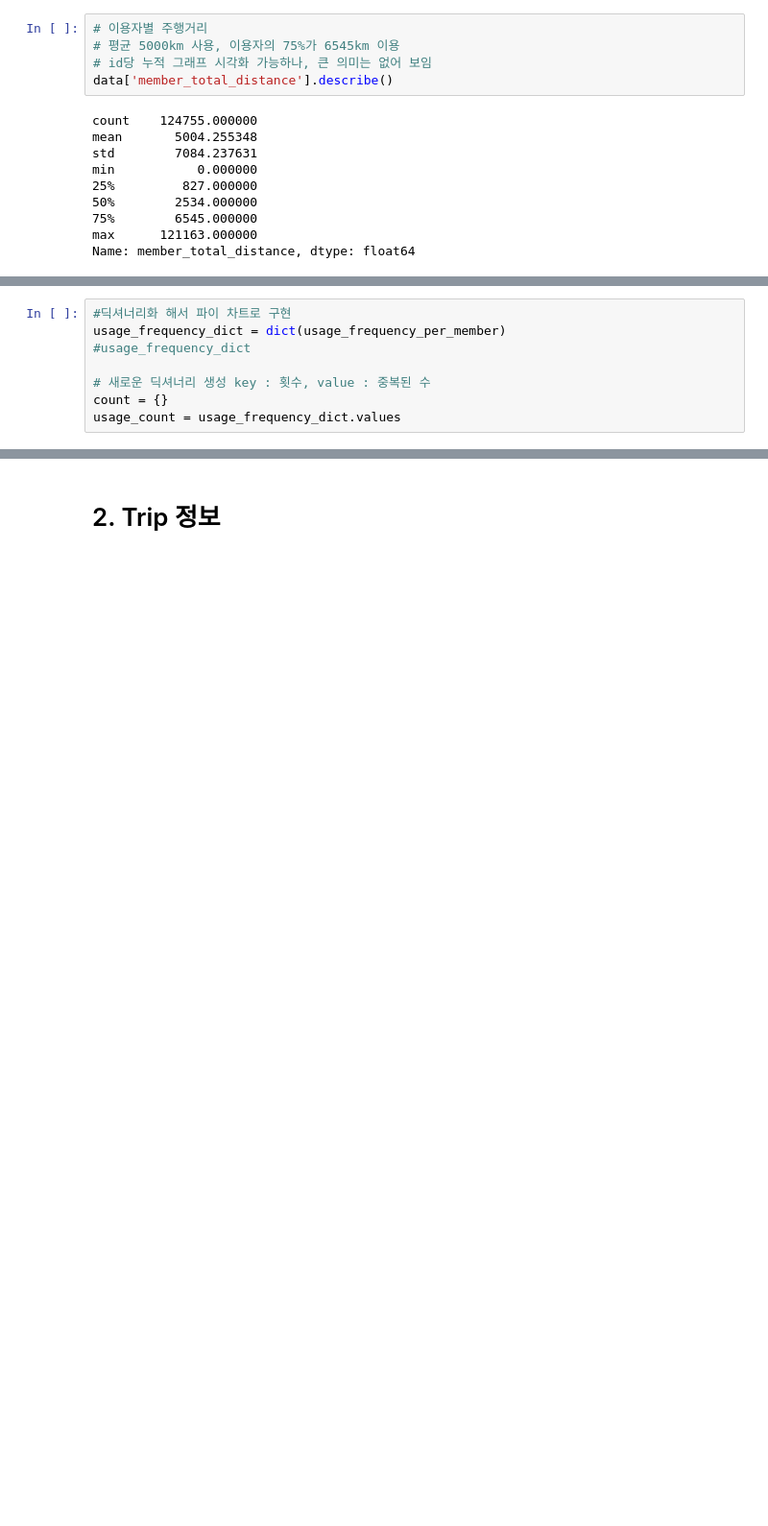
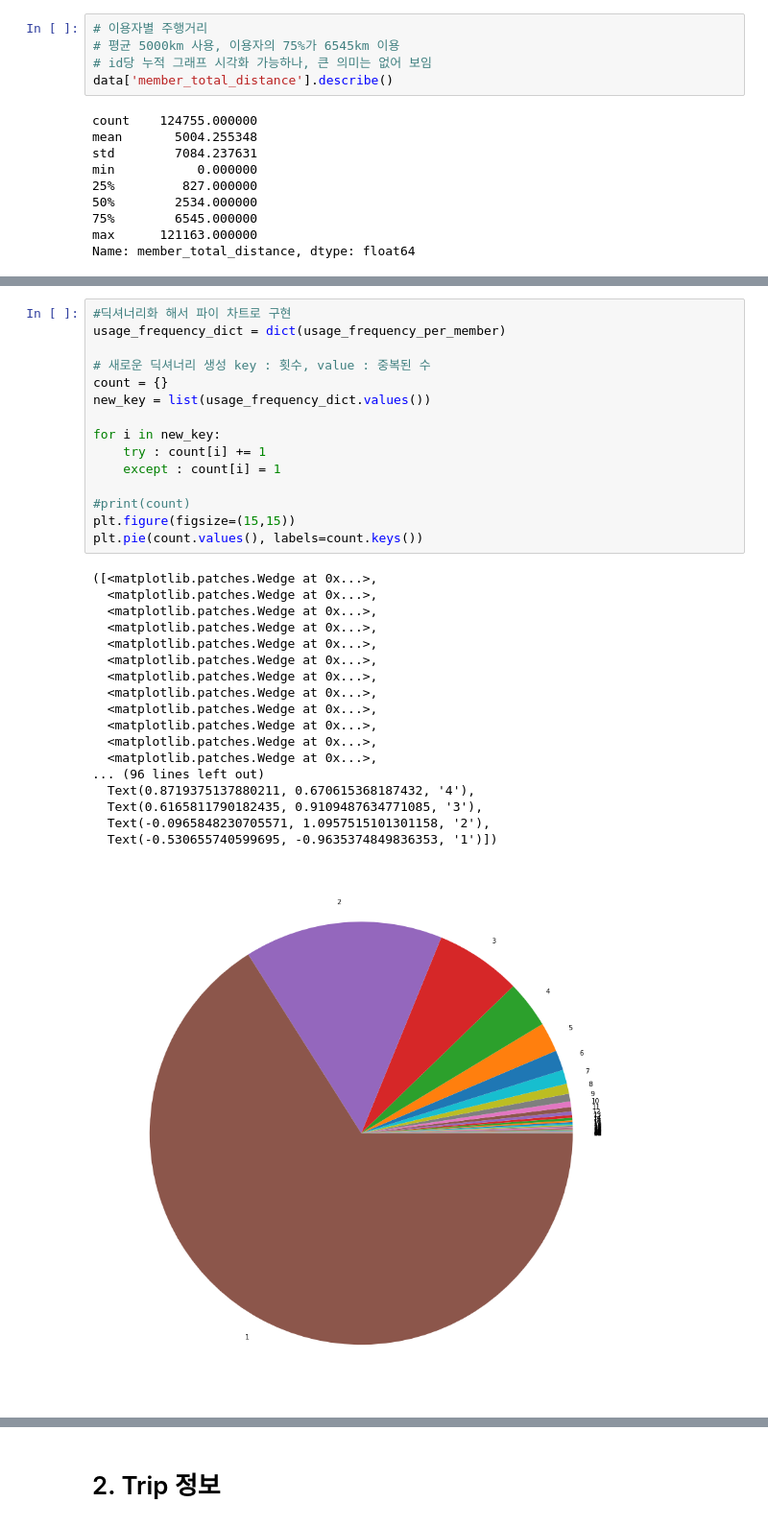
Before and after one commit to easttuna/Sodascar_User-clustering-and-classification-model-based-on-usage-history, a Jupyter notebook: EDA.ipynb, the cells around one changed output, grey strips where cells are left out. Shown: that part at 96% size. Drawn from its saved outputs; the diff is of its cells as text; blank space fills up the shorter version.

```diff
--- a/EDA.ipynb
+++ b/EDA.ipynb
@@ -198,8 +165,34 @@ Name: member_id_encrypted, Length: 59907, dtype: int64
 # %%
 #딕셔너리화 해서 파이 차트로 구현
 usage_frequency_dict = dict(usage_frequency_per_member)
-#usage_frequency_dict
 
 # 새로운 딕셔너리 생성 key : 횟수, value : 중복된 수
 count = {}
-usage_count = usage_frequency_dict.values
+new_key = list(usage_frequency_dict.values())
+
+for i in new_key:
+    try : count[i] += 1
+    except : count[i] = 1
+
+#print(count)
+plt.figure(figsize=(15,15))
+plt.pie(count.values(), labels=count.keys())
+# %% [output]
+([<matplotlib.patches.Wedge at 0x...>,
+  <matplotlib.patches.Wedge at 0x...>,
+  <matplotlib.patches.Wedge at 0x...>,
+  <matplotlib.patches.Wedge at 0x...>,
+  <matplotlib.patches.Wedge at 0x...>,
+  <matplotlib.patches.Wedge at 0x...>,
+  <matplotlib.patches.Wedge at 0x...>,
+  <matplotlib.patches.Wedge at 0x...>,
+  <matplotlib.patches.Wedge at 0x...>,
+  <matplotlib.patches.Wedge at 0x...>,
+  <matplotlib.patches.Wedge at 0x...>,
+  <matplotlib.patches.Wedge at 0x...>,
+... (96 lines left out)
+  Text(0.8719375137880211, 0.670615368187432, '4'),
+  Text(0.6165811790182435, 0.9109487634771085, '3'),
+  Text(-0.0965848230705571, 1.0957515101301158, '2'),
+  Text(-0.530655740599695, -0.9635374849836353, '1')])
+[figure, added]
```
Also changed, not shown: parts of 11 cells of this notebook.
